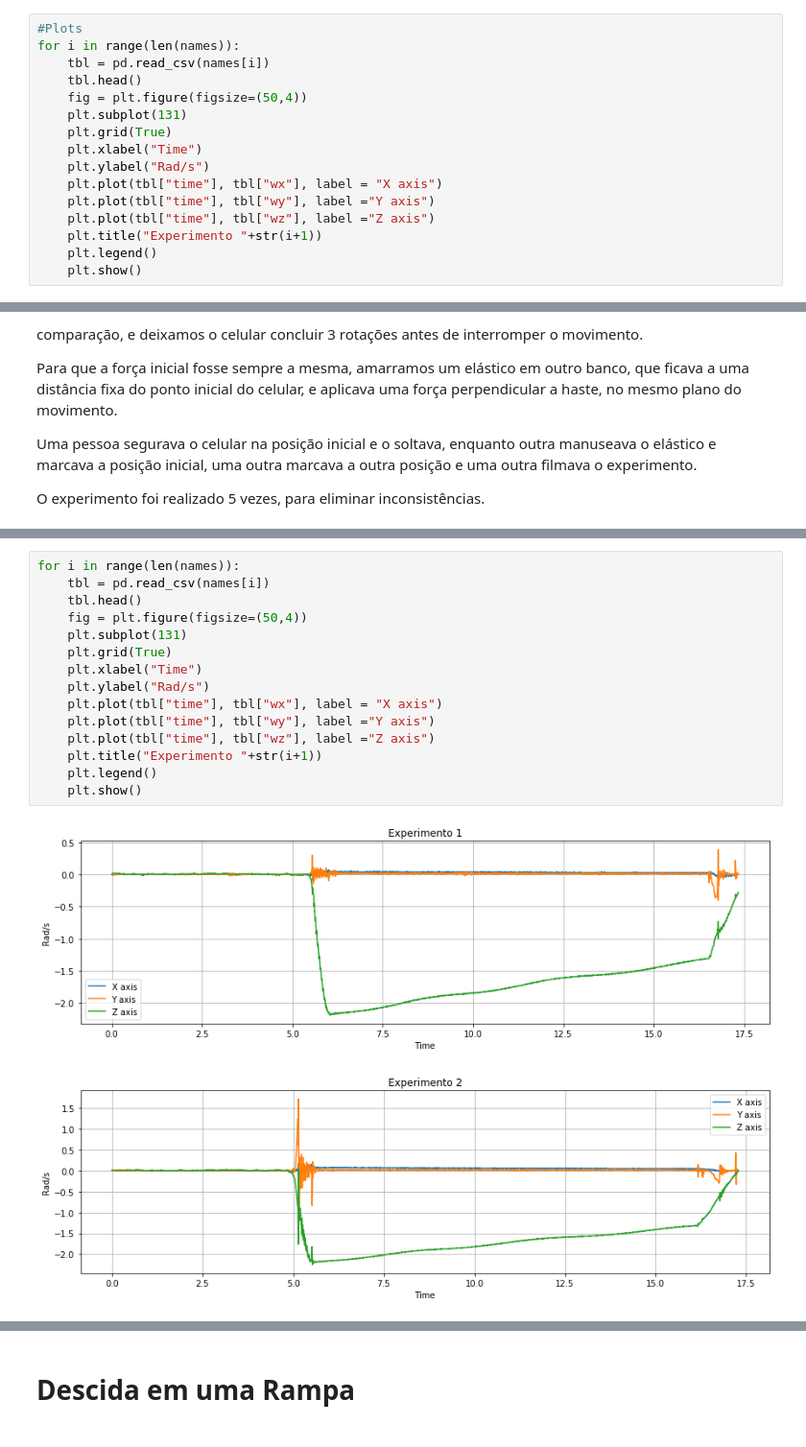
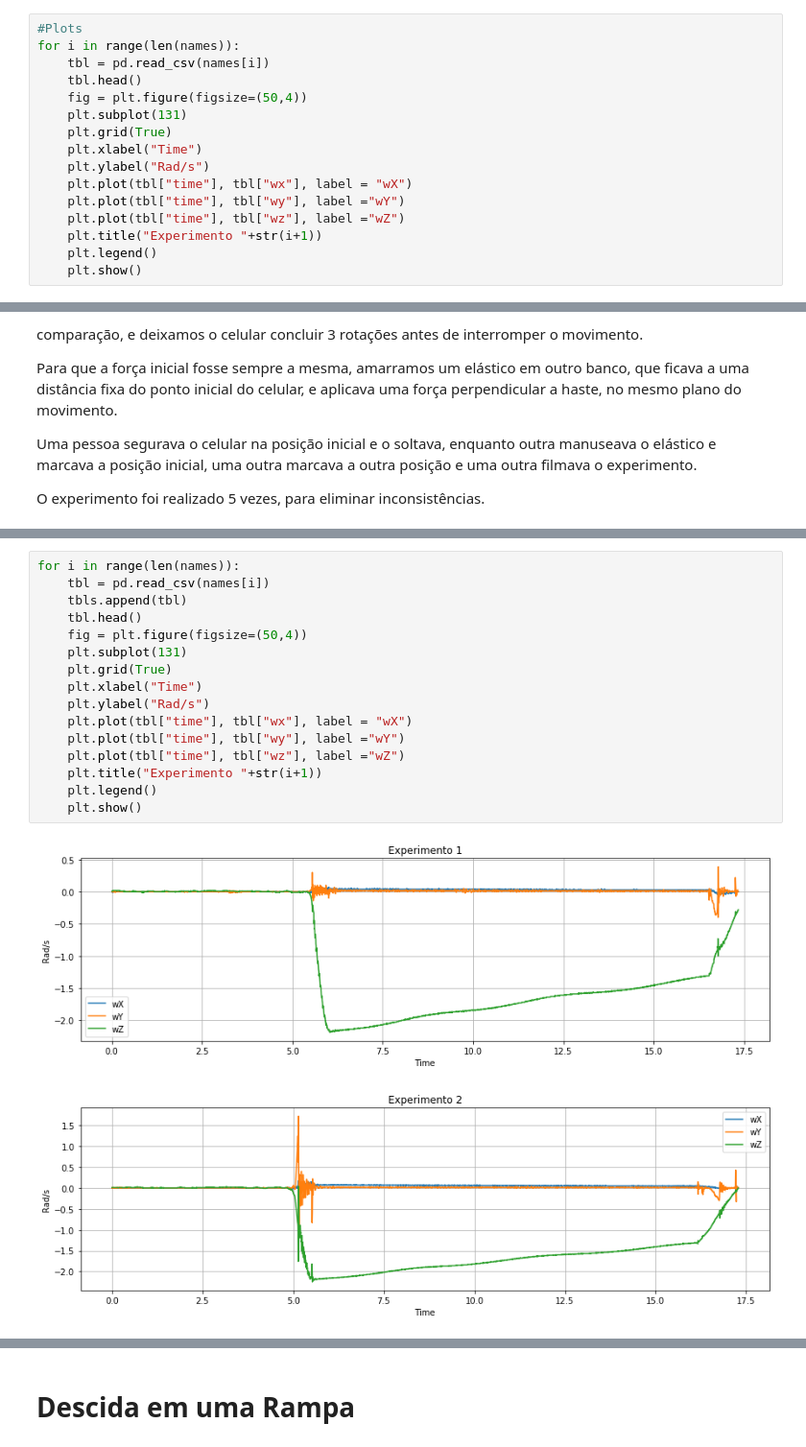
Before and after one commit to caiotda/MAC209, a Jupyter notebook: EP2/ep02.ipynb, the cells around one changed output, grey strips where cells are left out. Shown at 96% size. Drawn from its saved outputs; the diff is of its cells as text.

```diff
--- a/EP2/ep02.ipynb
+++ b/EP2/ep02.ipynb
@@ -50,9 +54,9 @@ for i in range(len(names)):
     plt.grid(True)
     plt.xlabel("Time")
     plt.ylabel("Rad/s")
-    plt.plot(tbl["time"], tbl["wx"], label = "X axis")
-    plt.plot(tbl["time"], tbl["wy"], label ="Y axis")
-    plt.plot(tbl["time"], tbl["wz"], label ="Z axis")
+    plt.plot(tbl["time"], tbl["wx"], label = "wX")
+    plt.plot(tbl["time"], tbl["wy"], label ="wY")
+    plt.plot(tbl["time"], tbl["wz"], label ="wZ")
     plt.title("Experimento "+str(i+1))
     plt.legend()
     plt.show()
@@ -147,18 +154,19 @@ names.sort()
 # %%
 for i in range(len(names)):
     tbl = pd.read_csv(names[i])
+    tbls.append(tbl)
     tbl.head()
     fig = plt.figure(figsize=(50,4))
     plt.subplot(131)
     plt.grid(True)
     plt.xlabel("Time")
     plt.ylabel("Rad/s")
-    plt.plot(tbl["time"], tbl["wx"], label = "X axis")
-    plt.plot(tbl["time"], tbl["wy"], label ="Y axis")
-    plt.plot(tbl["time"], tbl["wz"], label ="Z axis")
+    plt.plot(tbl["time"], tbl["wx"], label = "wX")
+    plt.plot(tbl["time"], tbl["wy"], label ="wY")
+    plt.plot(tbl["time"], tbl["wz"], label ="wZ")
     plt.title("Experimento "+str(i+1))
     plt.legend()
     plt.show()
 # %% [output]
-[figure, old version]
+[figure, new version]
-[figure, old version]
+[figure, new version]
```
Also changed, not shown: parts of 21 cells of this notebook, 5 other files.
